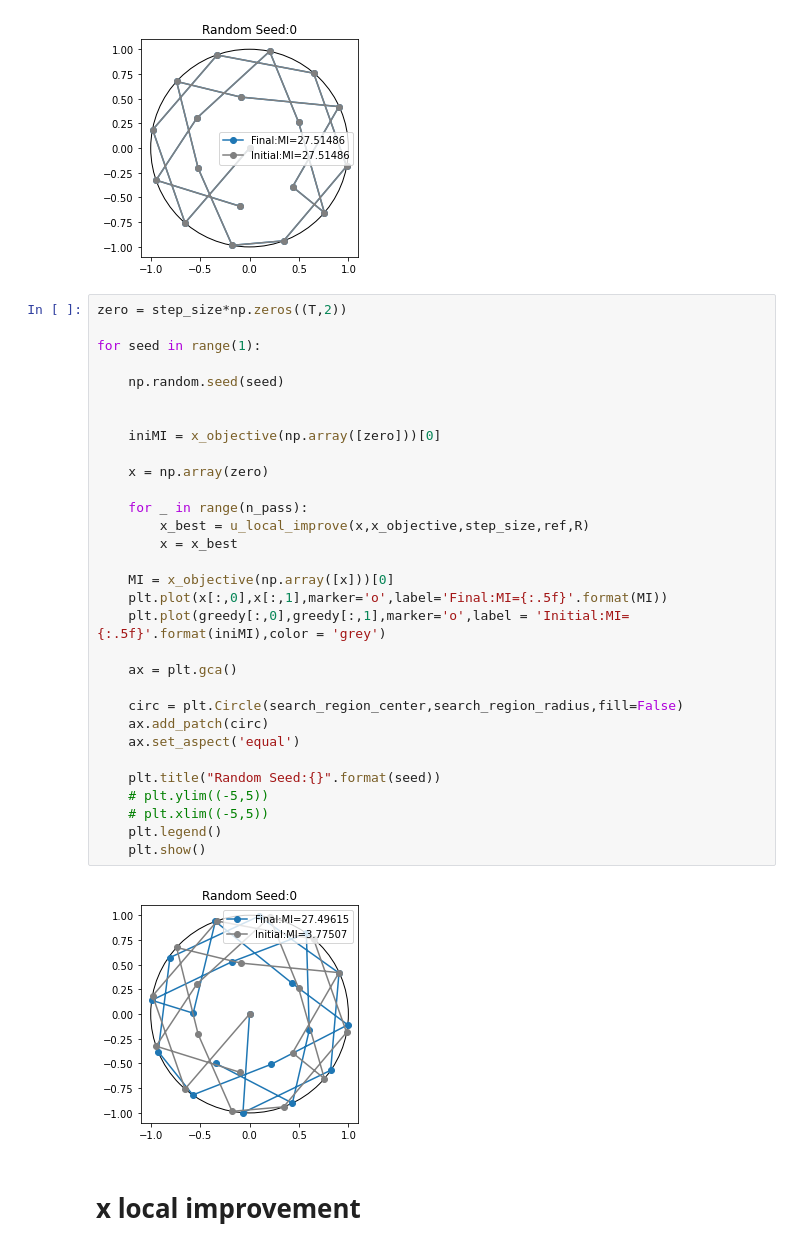
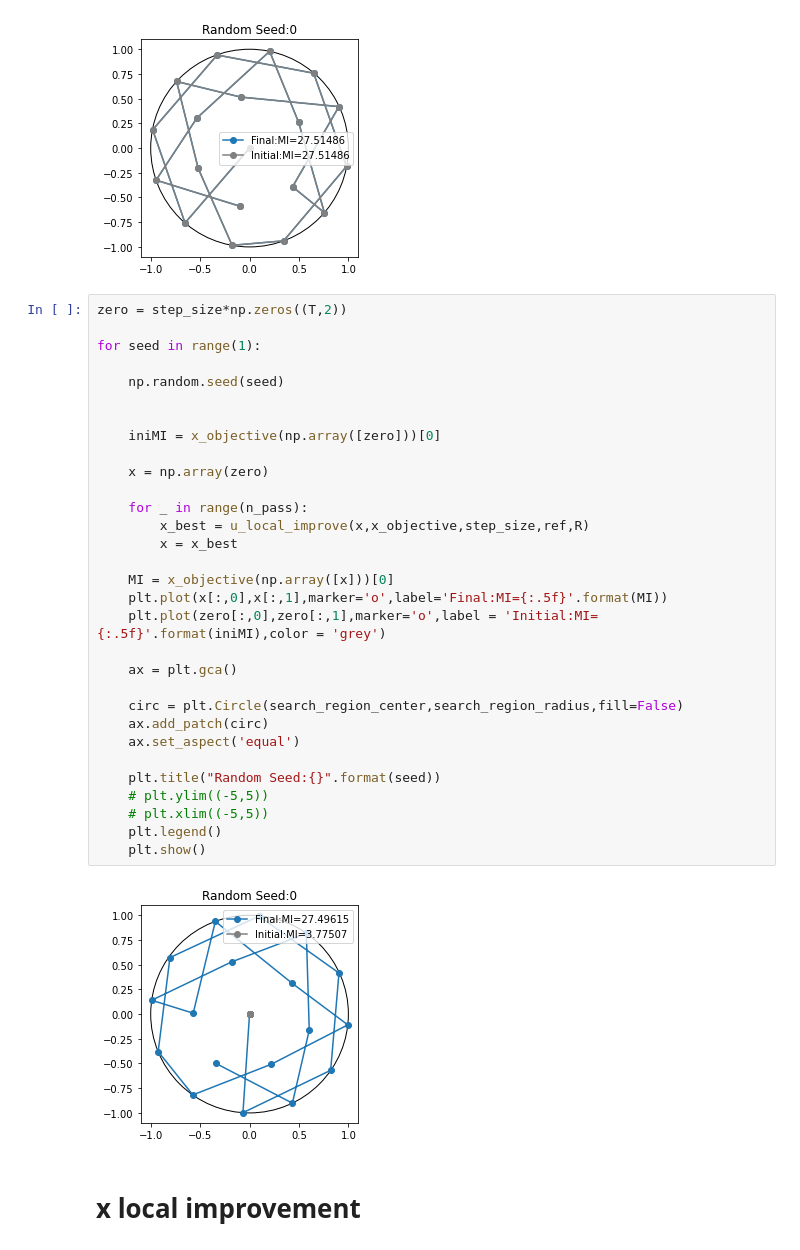
Before and after one commit to lina-robotics-lab/OptimalGPSampling, a Jupyter notebook: Notebooks/local-improve-tight.ipynb, the cells around one changed output. Drawn from its saved outputs; the diff is of its cells as text.

Commit message:
Fixing some figures.

```diff
--- a/Notebooks/local-improve-tight.ipynb
+++ b/Notebooks/local-improve-tight.ipynb
@@ -119,35 +119,35 @@ for seed in range(1):
 zero = step_size*np.zeros((T,2))
 
 for seed in range(1):
 
     np.random.seed(seed)
 
 
     iniMI = x_objective(np.array([zero]))[0]
 
     x = np.array(zero)
 
     for _ in range(n_pass):
         x_best = u_local_improve(x,x_objective,step_size,ref,R)
         x = x_best
 
     MI = x_objective(np.array([x]))[0]
     plt.plot(x[:,0],x[:,1],marker='o',label='Final:MI={:.5f}'.format(MI))
-    plt.plot(greedy[:,0],greedy[:,1],marker='o',label = 'Initial:MI={:.5f}'.format(iniMI),color = 'grey')
+    plt.plot(zero[:,0],zero[:,1],marker='o',label = 'Initial:MI={:.5f}'.format(iniMI),color = 'grey')
 
     ax = plt.gca()
 
     circ = plt.Circle(search_region_center,search_region_radius,fill=False)
     ax.add_patch(circ)
     ax.set_aspect('equal')
 
     plt.title("Random Seed:{}".format(seed))
     # plt.ylim((-5,5))
     # plt.xlim((-5,5))
     plt.legend()
     plt.show()
 # %% [output]
-[figure, old version]
+[figure, new version]
 # %% [markdown]
 # x local improvement
 # %%
```
